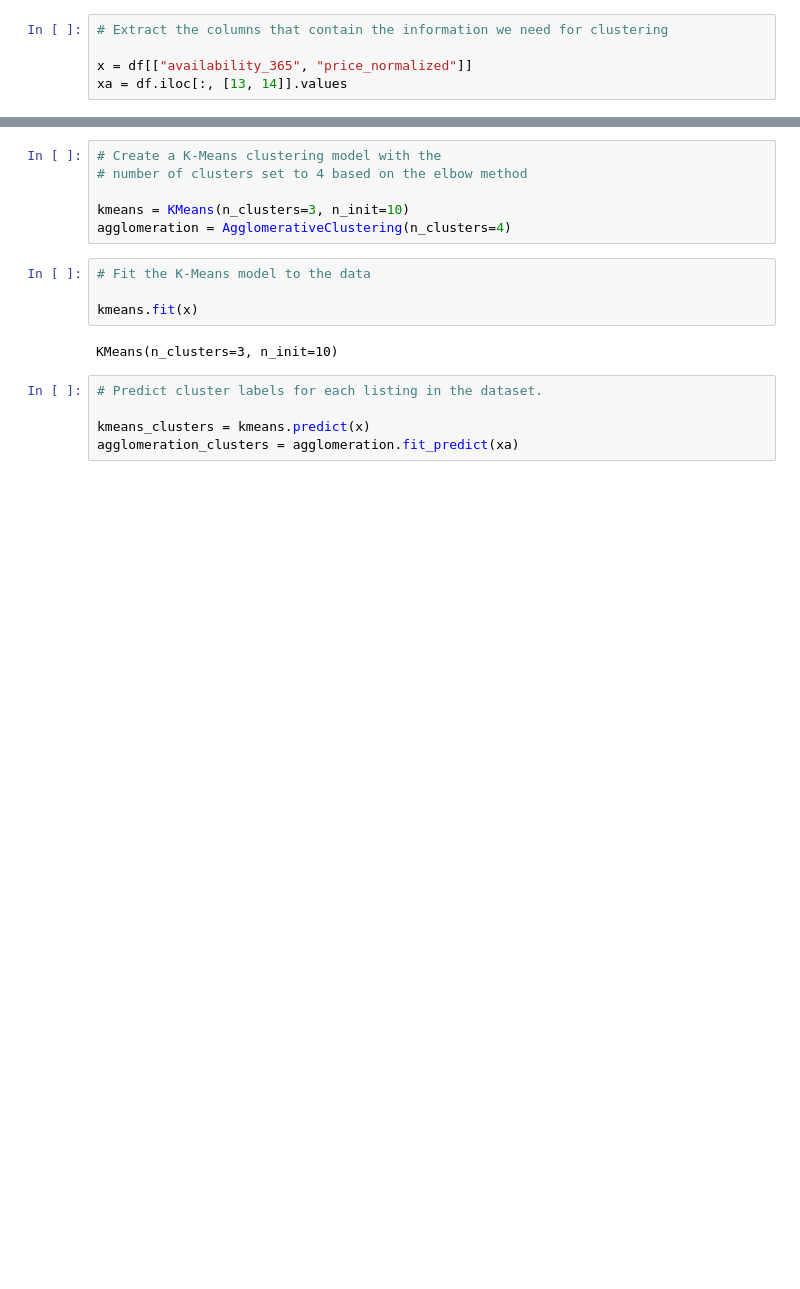
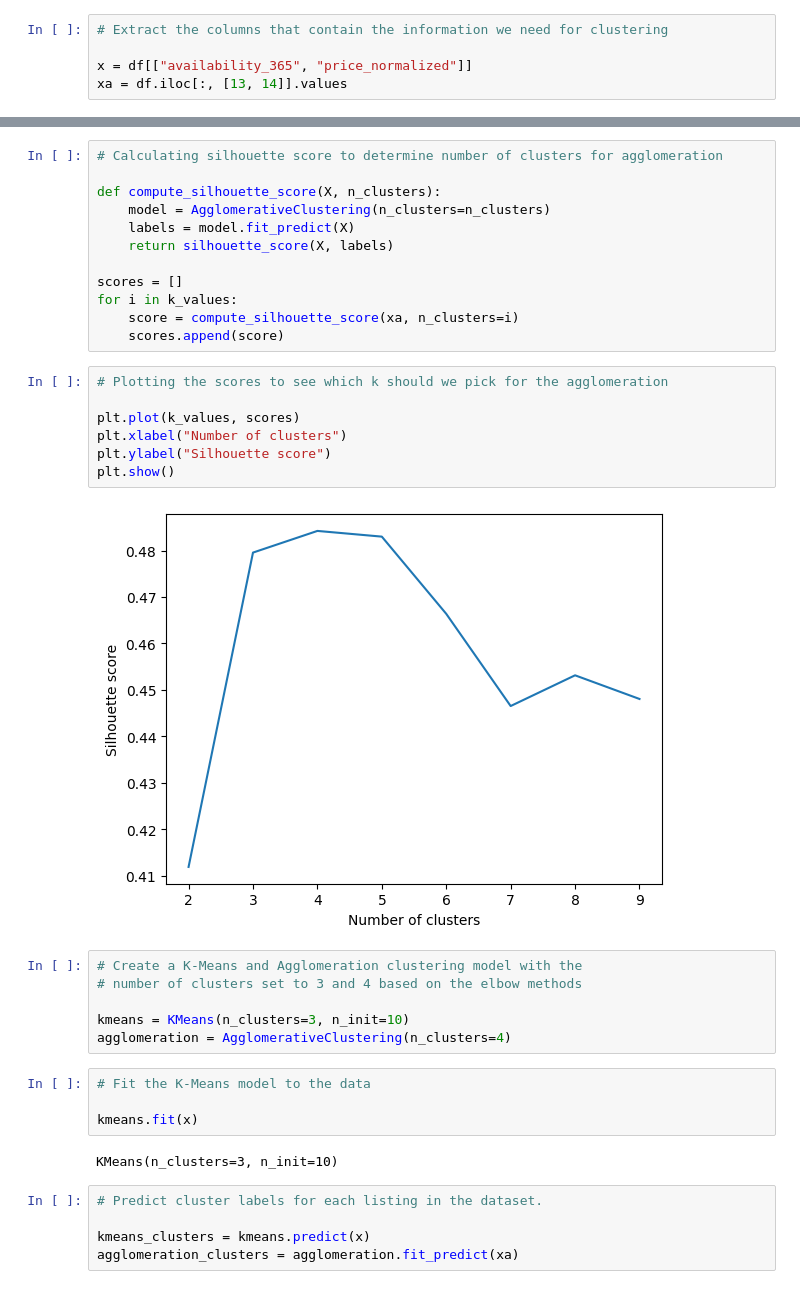
Before and after one commit to farisbegic/airbnb-istanbul-eda, a Jupyter notebook: IstanbulAirBnBEDA.ipynb, the cells around one changed output, grey strips where cells are left out. Drawn from its saved outputs; the diff is of its cells as text; blank space fills up the shorter version.

```diff
--- a/IstanbulAirBnBEDA.ipynb
+++ b/IstanbulAirBnBEDA.ipynb
@@ -391,9 +391,30 @@ plt.ylabel('WCSS')
 plt.show()
 # %% [output]
 [figure]
+# %%
+# Calculating silhouette score to determine number of clusters for agglomeration
+
+def compute_silhouette_score(X, n_clusters):
+    model = AgglomerativeClustering(n_clusters=n_clusters)
+    labels = model.fit_predict(X)
+    return silhouette_score(X, labels)
+
+scores = []
+for i in k_values:
+    score = compute_silhouette_score(xa, n_clusters=i)
+    scores.append(score)
+# %%
+# Plotting the scores to see which k should we pick for the agglomeration
+
+plt.plot(k_values, scores)
+plt.xlabel("Number of clusters")
+plt.ylabel("Silhouette score")
+plt.show()
+# %% [output]
+[figure, added]
 # %%
-# Create a K-Means clustering model with the
-# number of clusters set to 4 based on the elbow method
+# Create a K-Means and Agglomeration clustering model with the
+# number of clusters set to 3 and 4 based on the elbow methods
 
 kmeans = KMeans(n_clusters=3, n_init=10)
 agglomeration = AgglomerativeClustering(n_clusters=4)
```
Also changed, not shown: parts of 13 cells of this notebook, 2 other files.
